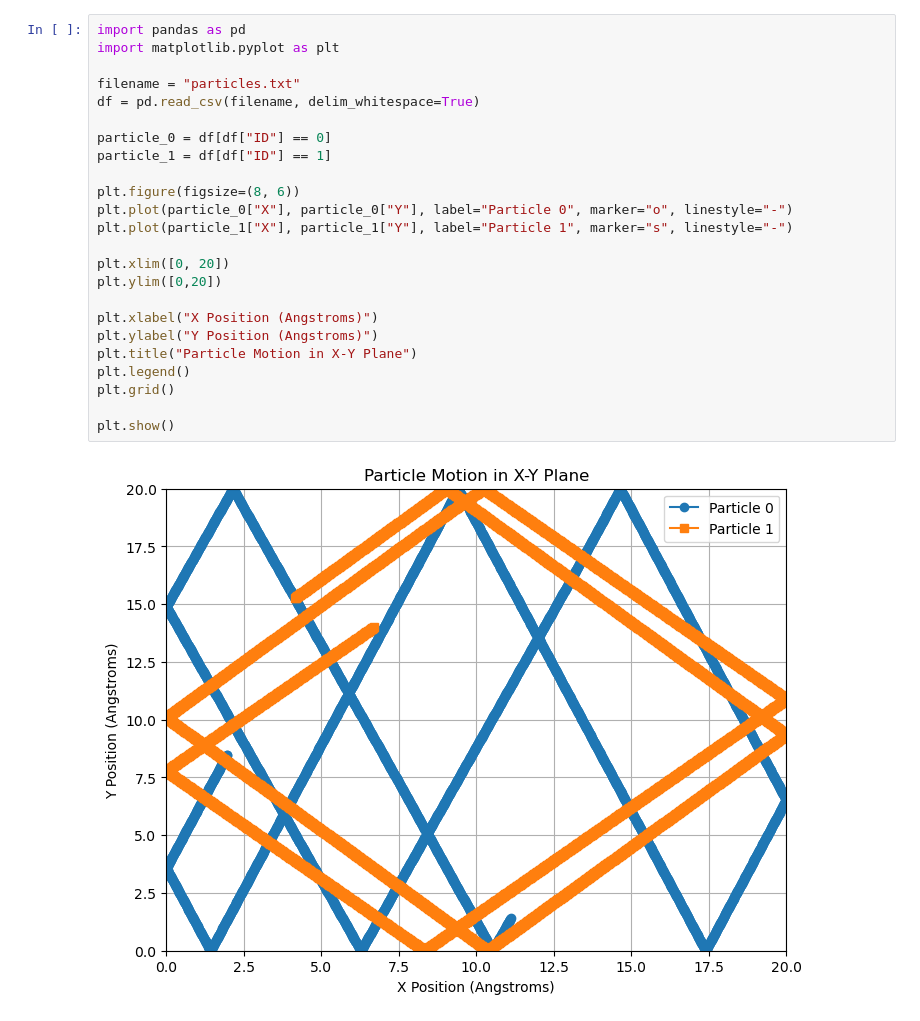
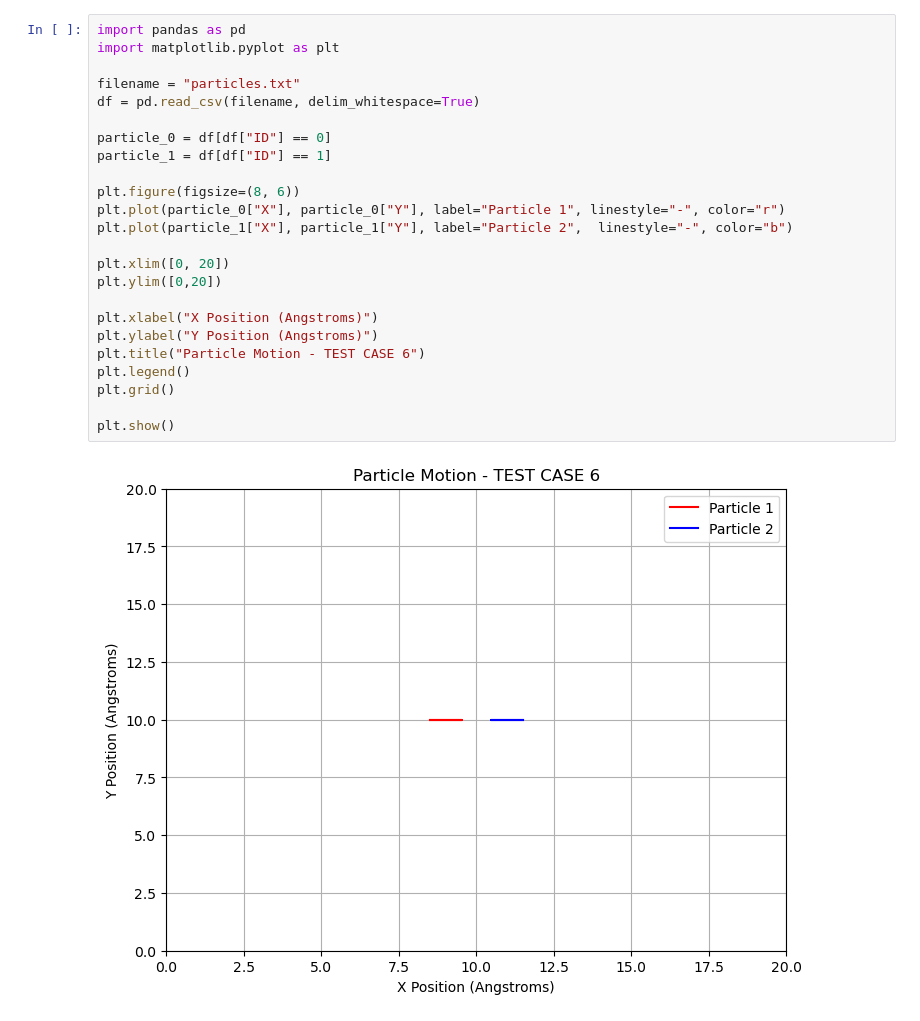
Before and after one commit to Hha21/Basic_Molecular_Dynamics, a Jupyter notebook: Py_Plots.ipynb, the cells around one changed output. Drawn from its saved outputs; the diff is of its cells as text.

```diff
--- a/Py_Plots.ipynb
+++ b/Py_Plots.ipynb
@@ -1,26 +1,26 @@
 # %%
 import pandas as pd
 import matplotlib.pyplot as plt
 
 filename = "particles.txt"
 df = pd.read_csv(filename, delim_whitespace=True)
 
 particle_0 = df[df["ID"] == 0]
 particle_1 = df[df["ID"] == 1]
 
 plt.figure(figsize=(8, 6))
-plt.plot(particle_0["X"], particle_0["Y"], label="Particle 0", marker="o", linestyle="-")
-plt.plot(particle_1["X"], particle_1["Y"], label="Particle 1", marker="s", linestyle="-")
+plt.plot(particle_0["X"], particle_0["Y"], label="Particle 1", linestyle="-", color="r")
+plt.plot(particle_1["X"], particle_1["Y"], label="Particle 2",  linestyle="-", color="b")
 
 plt.xlim([0, 20])
 plt.ylim([0,20])
 
 plt.xlabel("X Position (Angstroms)")
 plt.ylabel("Y Position (Angstroms)")
-plt.title("Particle Motion in X-Y Plane")
+plt.title("Particle Motion - TEST CASE 6")
 plt.legend()
 plt.grid()
 
 plt.show()
 # %% [output]
-[figure, old version]
+[figure, new version]
```
Also changed, not shown: parts of 1 cell of this notebook, 6 other files.
